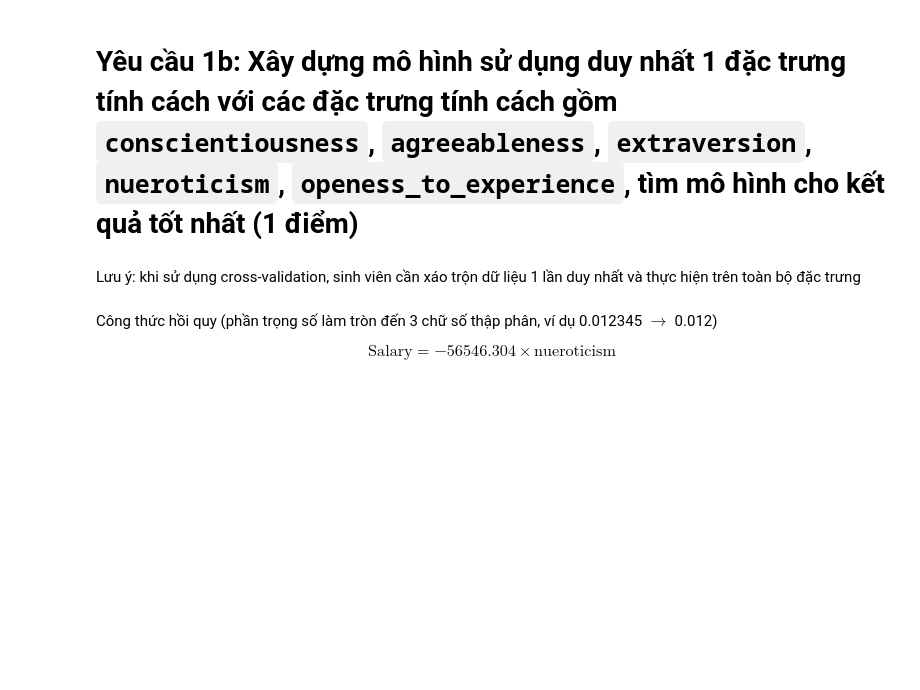
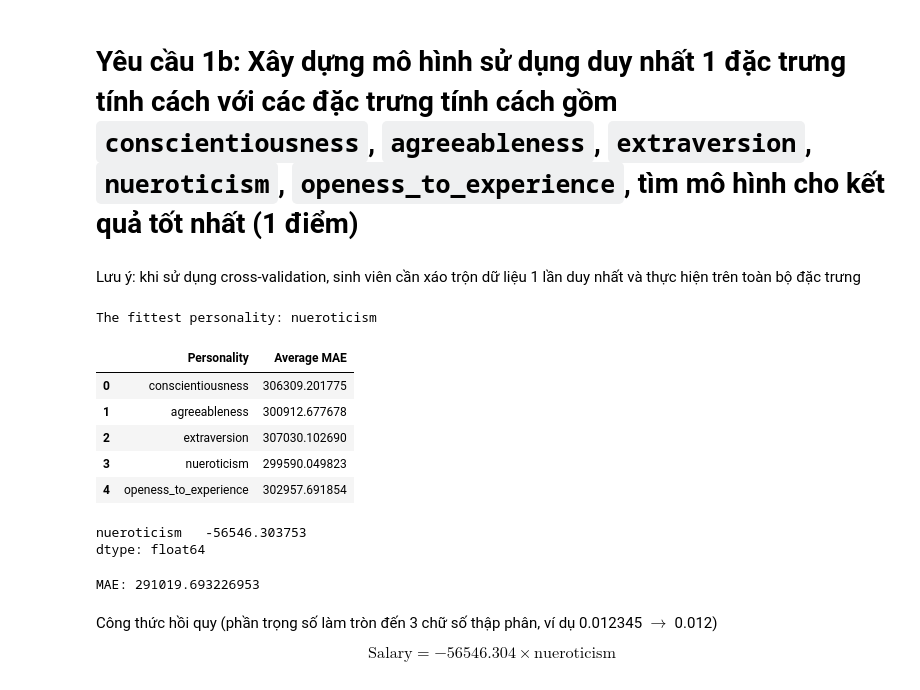
Before and after one commit to kru01/LinearRegression_Engg-Grad-Salary-Pred, a Jupyter notebook: 21127135.ipynb, the cells around one changed output. Cells and saved outputs as stored; diff of their text form; code cells hidden in the pictures; blank space fills up the shorter version.

```diff
--- a/21127135.ipynb
+++ b/21127135.ipynb
@@ -177,20 +197,35 @@ Lưu ý: khi sử dụng cross-validation, sinh viên cần xáo trộn dữ li
 # %%
 # Phần code cho yêu cầu 1b
 # Tìm ra đặc trưng tốt nhất
 # In ra các kết quả cross-validation như yêu cầu
-fit_trait, avg_MAEs = kfold_traits(train_1b, trait_label='Personality')
-print(f'The fittest personality: {fit_trait[0]}')
-avg_MAEs
+fit_pers, avg_MAEs_pers = kfold_traits(train_1b, trait_label='Personality')
+print(f'The fittest personality: {fit_pers[0]}')
+avg_MAEs_pers
+# %% [output]
+The fittest personality: nueroticism
+|  | Personality | Average MAE |
+| 0 | conscientiousness | 306309.201775 |
+| 1 | agreeableness | 300912.677678 |
+| 2 | extraversion | 307030.102690 |
+| 3 | nueroticism | 299590.049823 |
+| 4 | openess_to_experience | 302957.691854 |
 # %%
 # Huấn luyện lại mô hình best_personality_feature_model với đặc trưng tốt nhất trên toàn bộ tập huấn luyện
-X_pers_train = pd.Series.to_frame(X_train[fit_trait[0]])
+X_pers_train = pd.Series.to_frame(X_train[fit_pers[0]])
 best_personality_feature_model = OLSLinearRegression().fit(X_pers_train, y_train)
-best_personality_feature_model.get_params()
+param_bp = best_personality_feature_model.get_params()
+param_bp.index = X_pers_train.columns.to_numpy()
+param_bp
+# %% [output]
+nueroticism   -56546.303753
+dtype: float64
 # %%
 # Gọi hàm MAE (tự cài đặt hoặc từ thư viện) trên tập kiểm tra với mô hình best_personality_feature_model
-X_pers_test = pd.Series.to_frame(X_test[fit_trait[0]])
+X_pers_test = pd.Series.to_frame(X_test[fit_pers[0]])
 y_hat = best_personality_feature_model.predict(X_pers_test)
 print(f'MAE: {mae(y_test, y_hat)}')
+# %% [output]
+MAE: 291019.693226953
 # %% [markdown]
 Công thức hồi quy (phần trọng số làm tròn đến 3 chữ số thập phân, ví dụ 0.012345 $\to$ 0.012)
 
```
Also changed, not shown: parts of 11 cells of this notebook, 1 other file.
